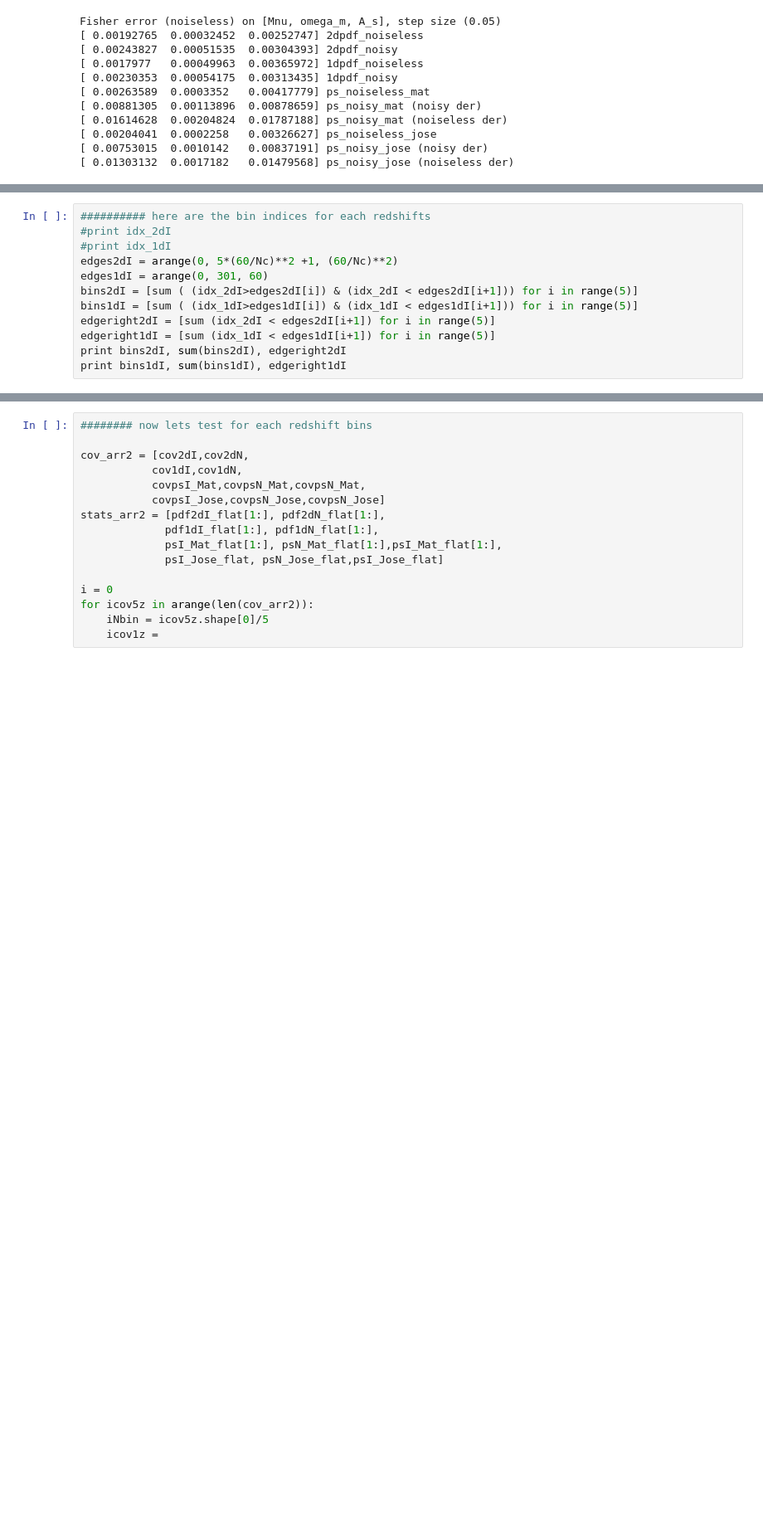
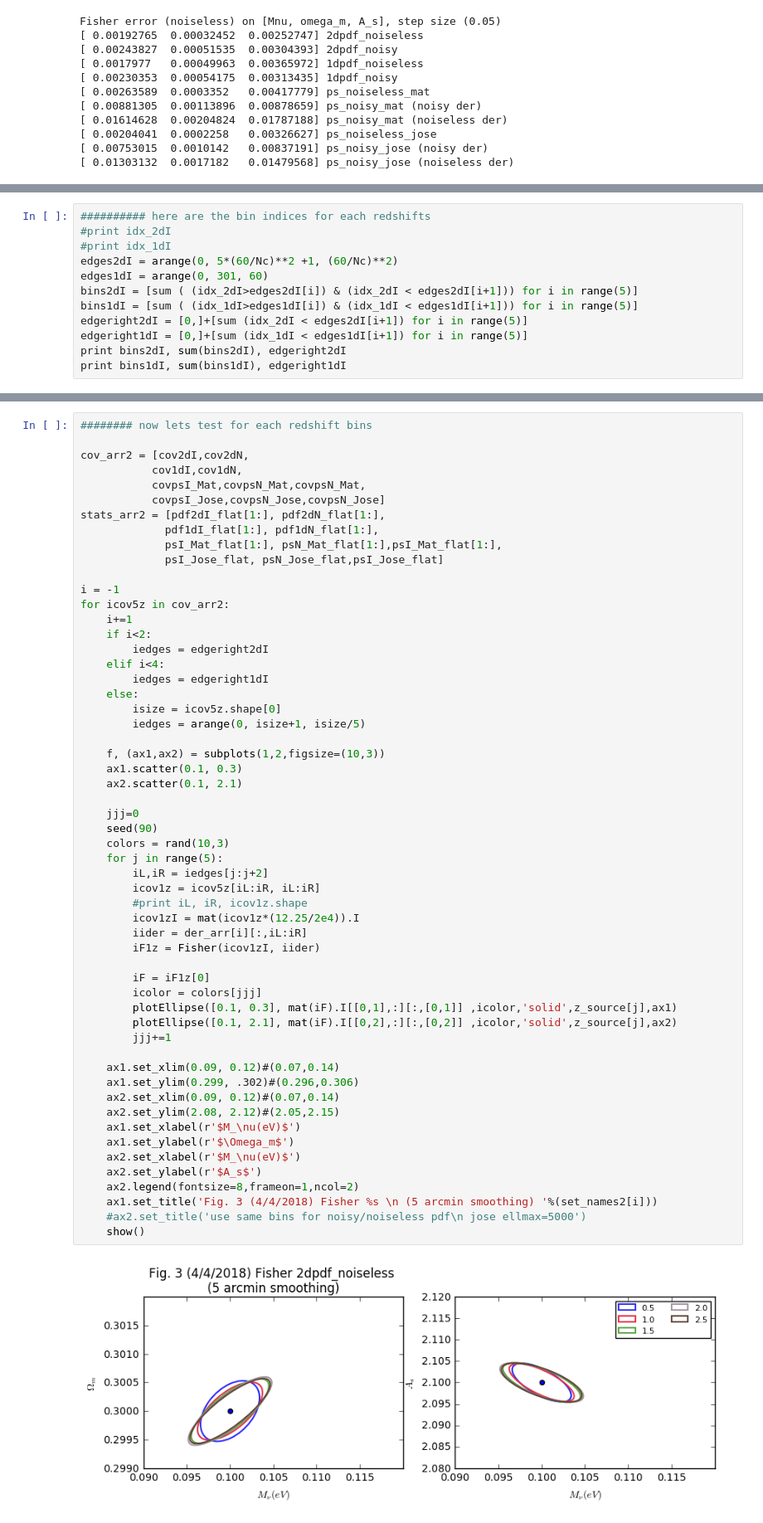
Before and after one commit to liuxx479/PDFs, a Jupyter notebook: Fisher_PDF.ipynb, the cells around one changed output, grey strips where cells are left out. Shown at 83% size. Drawn from its saved outputs; the diff is of its cells as text; blank space fills up the shorter version.

Commit message:
add tomo fisher calculation

```diff
--- a/Fisher_PDF.ipynb
+++ b/Fisher_PDF.ipynb
@@ -316,8 +316,8 @@ edges2dI = arange(0, 5*(60/Nc)**2 +1, (60/Nc)**2)
 edges1dI = arange(0, 301, 60)
 bins2dI = [sum ( (idx_2dI>edges2dI[i]) & (idx_2dI < edges2dI[i+1])) for i in range(5)]
 bins1dI = [sum ( (idx_1dI>edges1dI[i]) & (idx_1dI < edges1dI[i+1])) for i in range(5)]
-edgeright2dI = [sum (idx_2dI < edges2dI[i+1]) for i in range(5)]
-edgeright1dI = [sum (idx_1dI < edges1dI[i+1]) for i in range(5)]
+edgeright2dI = [0,]+[sum (idx_2dI < edges2dI[i+1]) for i in range(5)]
+edgeright1dI = [0,]+[sum (idx_1dI < edges1dI[i+1]) for i in range(5)]
 print bins2dI, sum(bins2dI), edgeright2dI
 print bins1dI, sum(bins1dI), edgeright1dI
 # %% [output]
@@ -326,16 +326,58 @@ print bins1dI, sum(bins1dI), edgeright1dI
-# %%
-######## now lets test for each redshift bins
-
-cov_arr2 = [cov2dI,cov2dN,
-           cov1dI,cov1dN,
-           covpsI_Mat,covpsN_Mat,covpsN_Mat,
-           covpsI_Jose,covpsN_Jose,covpsN_Jose]
-stats_arr2 = [pdf2dI_flat[1:], pdf2dN_flat[1:],
-             pdf1dI_flat[1:], pdf1dN_flat[1:],
-             psI_Mat_flat[1:], psN_Mat_flat[1:],psI_Mat_flat[1:],
-             psI_Jose_flat, psN_Jose_flat,psI_Jose_flat]
-
-i = 0
-for icov5z in arange(len(cov_arr2)):
-    iNbin = icov5z.shape[0]/5
-    icov1z =
+# %%
+######## now lets test for each redshift bins
+
+cov_arr2 = [cov2dI,cov2dN,
+           cov1dI,cov1dN,
+           covpsI_Mat,covpsN_Mat,covpsN_Mat,
+           covpsI_Jose,covpsN_Jose,covpsN_Jose]
+stats_arr2 = [pdf2dI_flat[1:], pdf2dN_flat[1:],
+             pdf1dI_flat[1:], pdf1dN_flat[1:],
+             psI_Mat_flat[1:], psN_Mat_flat[1:],psI_Mat_flat[1:],
+             psI_Jose_flat, psN_Jose_flat,psI_Jose_flat]
+
+i = -1
+for icov5z in cov_arr2:
+    i+=1
+    if i<2:
+        iedges = edgeright2dI
+    elif i<4:
+        iedges = edgeright1dI
+    else:
+        isize = icov5z.shape[0]
+        iedges = arange(0, isize+1, isize/5)
+
+    f, (ax1,ax2) = subplots(1,2,figsize=(10,3))
+    ax1.scatter(0.1, 0.3)
+    ax2.scatter(0.1, 2.1)
+
+    jjj=0
+    seed(90)
+    colors = rand(10,3)
+    for j in range(5):
+        iL,iR = iedges[j:j+2]
+        icov1z = icov5z[iL:iR, iL:iR]
+        #print iL, iR, icov1z.shape
+        icov1zI = mat(icov1z*(12.25/2e4)).I
+        iider = der_arr[i][:,iL:iR]
+        iF1z = Fisher(icov1zI, iider)
+
+        iF = iF1z[0]
+        icolor = colors[jjj]
+        plotEllipse([0.1, 0.3], mat(iF).I[[0,1],:][:,[0,1]] ,icolor,'solid',z_source[j],ax1)
+        plotEllipse([0.1, 2.1], mat(iF).I[[0,2],:][:,[0,2]] ,icolor,'solid',z_source[j],ax2)
+        jjj+=1
+
+    ax1.set_xlim(0.09, 0.12)#(0.07,0.14)
+    ax1.set_ylim(0.299, .302)#(0.296,0.306)
+    ax2.set_xlim(0.09, 0.12)#(0.07,0.14)
+    ax2.set_ylim(2.08, 2.12)#(2.05,2.15)
+    ax1.set_xlabel(r'$M_\nu(eV)$')
+    ax1.set_ylabel(r'$\Omega_m$')
+    ax2.set_xlabel(r'$M_\nu(eV)$')
+    ax2.set_ylabel(r'$A_s$')
+    ax2.legend(fontsize=8,frameon=1,ncol=2)
+    ax1.set_title('Fig. 3 (4/4/2018) Fisher %s \n (5 arcmin smoothing) '%(set_names2[i]))
+    #ax2.set_title('use same bins for noisy/noiseless pdf\n jose ellmax=5000')
+    show()
+# %% [output]
+[figure, added]
```
Also changed, not shown: parts of 2 cells of this notebook.
